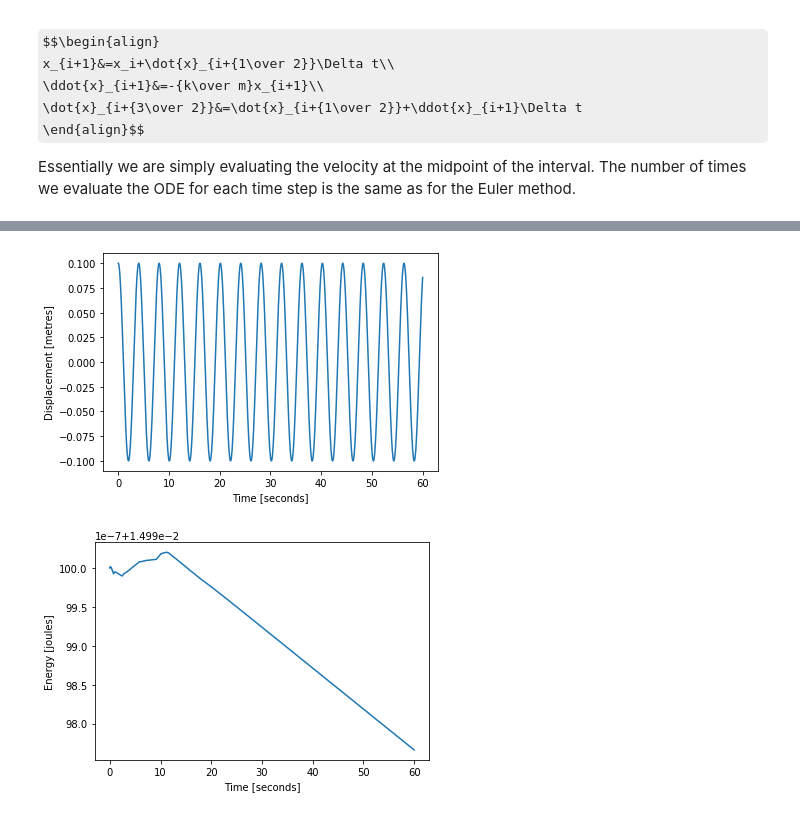
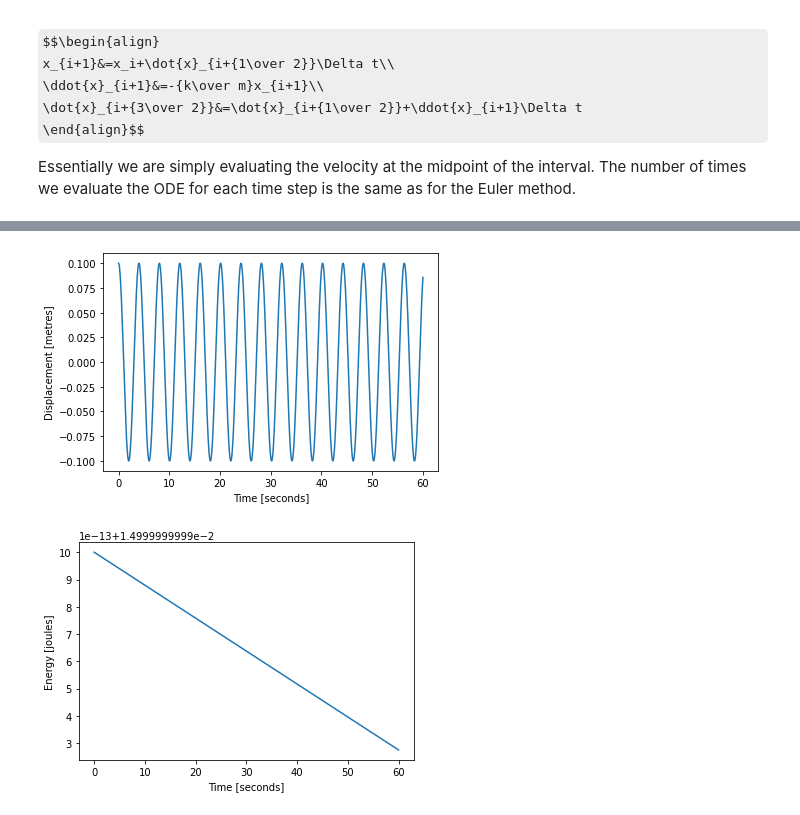
Before and after one commit to phys3112/intro, a Jupyter notebook: mcba2-numerical-integration-of-ODEs.ipynb, the cells around one changed output, grey strips where cells are left out. Drawn from its saved outputs; the diff is of its cells as text; code cells hidden in the pictures; some formulas as TeX source.

Commit message:
Now using solve_ivp as opposed to the old odeint

```diff
--- a/mcba2-numerical-integration-of-ODEs.ipynb
+++ b/mcba2-numerical-integration-of-ODEs.ipynb
@@ -312,44 +314,54 @@ Here is the function:
 # "w" contains the angular frequency, which is a constant supplied
 # by the user.
 
-def f(y, t, w):
+def f(t, y, w):
     x, v = y
     return [v, -(w**2) * x]
 # %%
 import numpy as np
-from scipy.integrate import odeint
-
-# Create an array of time values.
-
-t = np.linspace(0, 60.0, int(60 / 0.01))
+from scipy.integrate import solve_ivp
 
 # The parameters of the spring system.
 
 k = 3.00
 m = 1.23
 w = (k / m)**0.5
 
-# Solve it! Note that the additional "args" supplied to "odeint"
-# must be in a tuple; "(w,)" creates a single-element tuple.
+# Solve it!
+#
+# The arguments we supply to solve_ivp are:
+#   - the function that describes the ODE
+#   - the range in time over which to evaluate the ODE
+#   - the initial position and velocity
+#   - the maximum time step between evaluations of the ODE
+#   - any additional arguments required by the function f, in our case
+#     this is the angular frequency w; this must be given as a tuple,
+#     hence we use "(w,)" to create a single-element tuple.
 
-solution = odeint(f, [0.1, 0.0], t, args=(w,))
+solution = solve_ivp(f, [0.0, 60.0], [0.1, 0.0], max_step = 0.01, args=(w,))
 
-# "solution" is a 2D array, the first column contains the positions
-# and the second column the velocities.
+# "solution" is a "Python bunch object", which is essentially just a dictionary
+# where a simple notation can be used to access the values. In our case,
+# solution.t is the array of times at which the function was evaluated,
+# solution.y[0] is the array of positions, and
+# solution.y[1] is the array of velocities.
 
-plt.plot(t, solution[:,0])
+# So, let's plot position as a function of time.
+
+plt.plot(solution.t, solution.y[0])
+
 plt.xlabel("Time [seconds]")
 plt.ylabel("Displacement [metres]")
 plt.show()
 
 # Calculate the energy and plot it.
 
-e = 0.5 * m * solution[:,1]**2 + 0.5 * k * solution[:,0]**2
-plt.plot(t, e)
+e = 0.5 * m * solution.y[1]**2 + 0.5 * k * solution.y[0]**2
+plt.plot(solution.t, e)
 plt.xlabel("Time [seconds]")
 plt.ylabel("Energy [joules]")
 plt.show()
 # %% [output]
 [figure]
-[figure, old version]
+[figure, new version]
 # %% [markdown]
```
Also changed, not shown: parts of 16 cells of this notebook.
